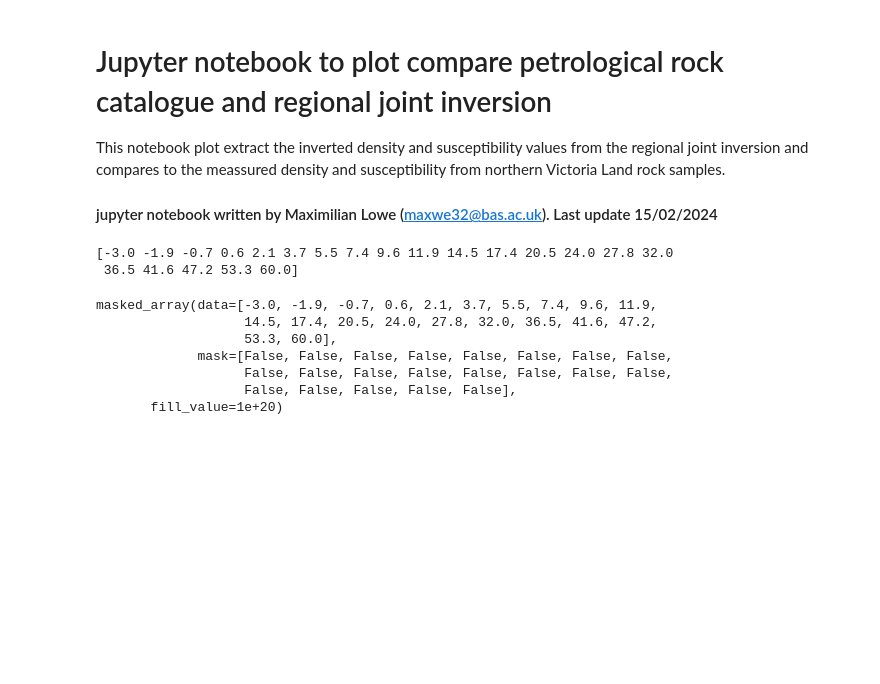
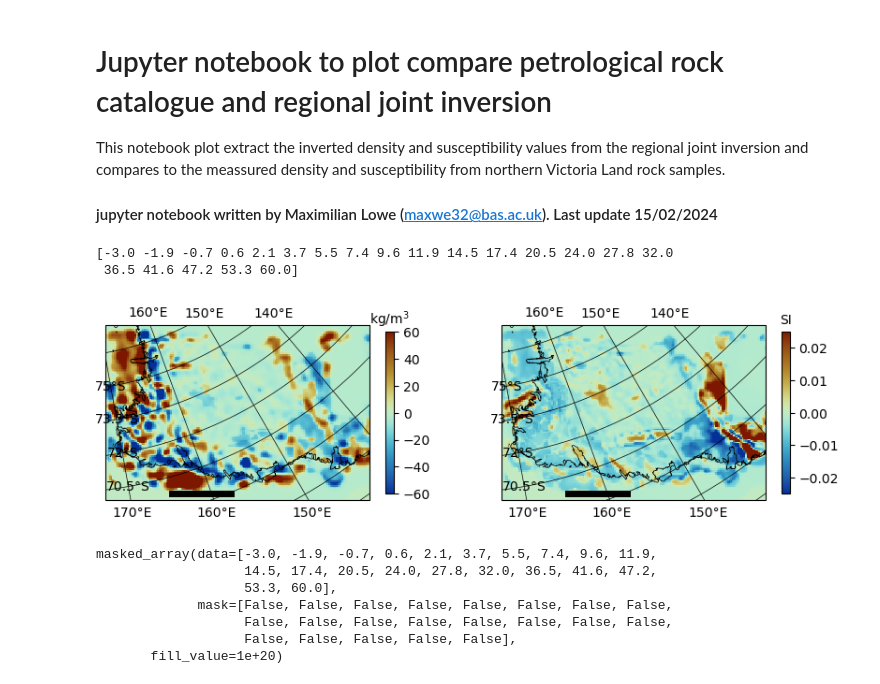
Before and after one commit to MaximilianLowe/Local_inversion_and_rock_properties_nVL_GJI_2024, a Jupyter notebook: jupyter_notebook_4_Compare_regional_VI_wsb_inversion_to_petrology_data.ipynb, the cells around one changed output. Saved outputs shown, nothing was run; the diff lists cells and outputs as text; code cells hidden in the pictures; blank space fills up the shorter version.

```diff
--- a/jupyter_notebook_4_Compare_regional_VI_wsb_inversion_to_petrology_data.ipynb
+++ b/jupyter_notebook_4_Compare_regional_VI_wsb_inversion_to_petrology_data.ipynb
@@ -80,6 +80,63 @@ print(Depth_inversion_km)
 # %% [output]
 [-3.0 -1.9 -0.7 0.6 2.1 3.7 5.5 7.4 9.6 11.9 14.5 17.4 20.5 24.0 27.8 32.0
  36.5 41.6 47.2 53.3 60.0]
+# %%
+Depth_index = 4  # Choose depth invervall between 0 and 20 relating to the inversion depths (-3000. -1900.  -690.   641.  2105. 3716.  5488.  7437.  9581. 11939. 14533. 17386. 20524. 23976. 27773. 31950. 36545. 41599. 47159. 53275. 60002. [m])
+
+cmap_rev = cm.roma_r
+
+unit_dens = "kg/m$^3$"
+unit_sus = "SI"
+
+figure1 = plt.figure(figsize=(10, 15), facecolor="white")
+
+inv_dens_depth_slice = inv_dens[Depth_index, :, :]
+inv_sus_depth_slice = inv_sus[Depth_index, :, :]
+
+ax3 = plt.subplot(1, 2, 1, projection=ccrs.SouthPolarStereo())
+# plt.title("Density at {:.1f} km depth".format(Depth_inversion_km[Depth_index]))
+ax3.set_extent([172, 135, -73, -70], ccrs.PlateCarree())
+im3 = plt.pcolormesh(xx, yy, inv_dens_depth_slice, cmap=cmap_rev, vmin=-60, vmax=60)
+Coastline.plot(ax=ax3, color="k", linewidth=0.5)
+# ax3.plot(line_x , line_y , color='k' , linewidth=1)
+ax3.gridlines(
+    linewidth=0.5, draw_labels=True, color="k", alpha=1, linestyle="-", rotate_labels=0
+)
+axes = plt.gca()
+cb = plt.colorbar(im3, shrink=0.15)
+cb.ax.set_title(unit_dens, fontsize=10)
+
+ax3.plot(
+    [0.6e6, 0.6e6 + 300000], [-2.2e6, -2.2e6], "-k", linewidth=5
+)  # 300 km scale bar
+
+
+ax4 = plt.subplot(1, 2, 2, projection=ccrs.SouthPolarStereo())
+# plt.title("Susceptibility at {:.1f} km depth".format(Depth_inversion_km[Depth_index]))
+ax4.set_extent([172, 135, -73, -70], ccrs.PlateCarree())
+im4 = plt.pcolormesh(
+    xx, yy, inv_sus_depth_slice, cmap=cmap_rev, vmin=-0.025, vmax=0.025
+)
+Coastline.plot(ax=ax4, color="k", linewidth=0.5)
+# ax4.plot(line_x , line_y , color='k' , linewidth=1)
+ax4.gridlines(
+    linewidth=0.5, draw_labels=True, color="k", alpha=1, linestyle="-", rotate_labels=0
+)
+axes = plt.gca()
+cb = plt.colorbar(im4, shrink=0.15)
+cb.ax.set_title(unit_sus, fontsize=10)
+
+ax4.plot(
+    [0.6e6, 0.6e6 + 300000], [-2.2e6, -2.2e6], "-k", linewidth=5
+)  # 300 km scale bar
+
+plt.savefig(
+    "VI_regional_inversion_reg10_coupling_15e3_run2/Figure/depth_slices2100m.png",
+    facecolor=figure1.get_facecolor(),
+    transparent=True,
+)
+# %% [output]
+[figure, added]
 # %%
 Depth_inversion_km
 # %% [output]
```
Also changed, not shown: parts of 1 cell of this notebook, 1 other file.
